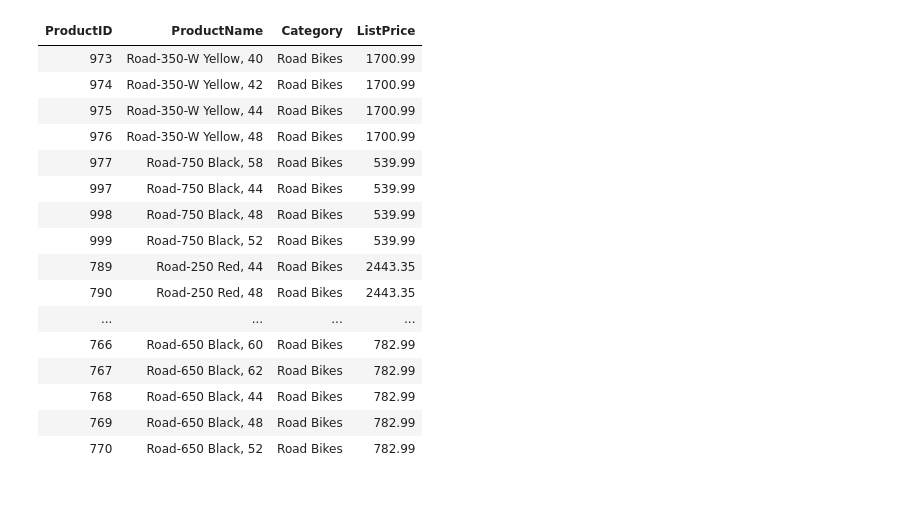
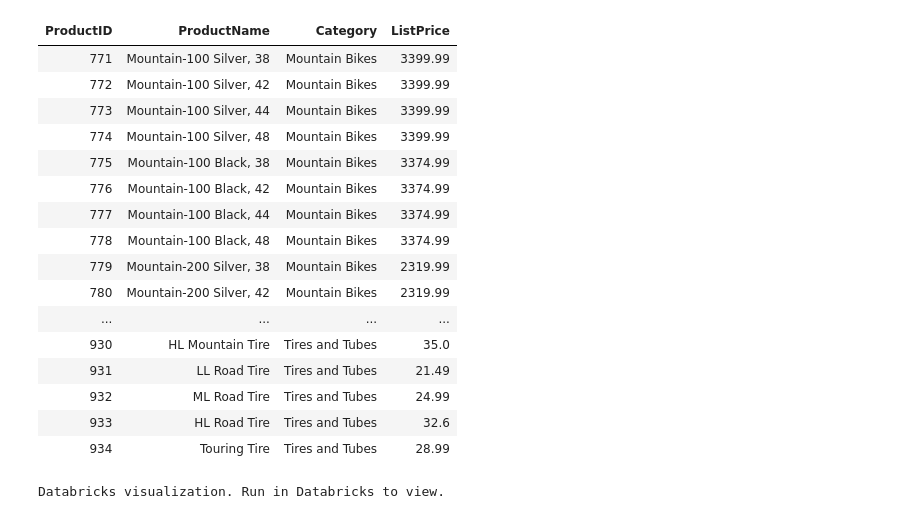
Before and after one commit to andre748/projeto-azure-databricks, a Jupyter notebook: Notebook sem título 2025-05-31 21_29_25.ipynb, the cells around one changed output. Saved outputs shown, nothing was run; the diff lists cells and outputs as text; code cells hidden in the pictures.

```diff
--- a/Notebook sem título 2025-05-31 21_29_25.ipynb
+++ b/Notebook sem título 2025-05-31 21_29_25.ipynb
@@ -1,25 +1,25 @@
 # %%
 import pandas as pd
 
 url = 'https://raw.githubusercontent.com/MicrosoftLearning/mslearn-databricks/main/data/products.csv'
 df = pd.read_csv(url)
-df_filtrado = df[df['Category'] == 'Road Bikes']
-display(df_filtrado)
+display(df)
 # %% [output]
 | ProductID | ProductName | Category | ListPrice |
-| 973 | Road-350-W Yellow, 40 | Road Bikes | 1700.99 |
-| 974 | Road-350-W Yellow, 42 | Road Bikes | 1700.99 |
-| 975 | Road-350-W Yellow, 44 | Road Bikes | 1700.99 |
-| 976 | Road-350-W Yellow, 48 | Road Bikes | 1700.99 |
-| 977 | Road-750 Black, 58 | Road Bikes | 539.99 |
-| 997 | Road-750 Black, 44 | Road Bikes | 539.99 |
-| 998 | Road-750 Black, 48 | Road Bikes | 539.99 |
-| 999 | Road-750 Black, 52 | Road Bikes | 539.99 |
-| 789 | Road-250 Red, 44 | Road Bikes | 2443.35 |
-| 790 | Road-250 Red, 48 | Road Bikes | 2443.35 |
+| 771 | Mountain-100 Silver, 38 | Mountain Bikes | 3399.99 |
+| 772 | Mountain-100 Silver, 42 | Mountain Bikes | 3399.99 |
+| 773 | Mountain-100 Silver, 44 | Mountain Bikes | 3399.99 |
+| 774 | Mountain-100 Silver, 48 | Mountain Bikes | 3399.99 |
+| 775 | Mountain-100 Black, 38 | Mountain Bikes | 3374.99 |
+| 776 | Mountain-100 Black, 42 | Mountain Bikes | 3374.99 |
+| 777 | Mountain-100 Black, 44 | Mountain Bikes | 3374.99 |
+| 778 | Mountain-100 Black, 48 | Mountain Bikes | 3374.99 |
+| 779 | Mountain-200 Silver, 38 | Mountain Bikes | 2319.99 |
+| 780 | Mountain-200 Silver, 42 | Mountain Bikes | 2319.99 |
 | ... | ... | ... | ... |
-| 766 | Road-650 Black, 60 | Road Bikes | 782.99 |
-| 767 | Road-650 Black, 62 | Road Bikes | 782.99 |
-| 768 | Road-650 Black, 44 | Road Bikes | 782.99 |
-| 769 | Road-650 Black, 48 | Road Bikes | 782.99 |
-| 770 | Road-650 Black, 52 | Road Bikes | 782.99 |
+| 930 | HL Mountain Tire | Tires and Tubes | 35.0 |
+| 931 | LL Road Tire | Tires and Tubes | 21.49 |
+| 932 | ML Road Tire | Tires and Tubes | 24.99 |
+| 933 | HL Road Tire | Tires and Tubes | 32.6 |
+| 934 | Touring Tire | Tires and Tubes | 28.99 |
+Databricks visualization. Run in Databricks to view.
```
Also changed, not shown: 1 other file.
